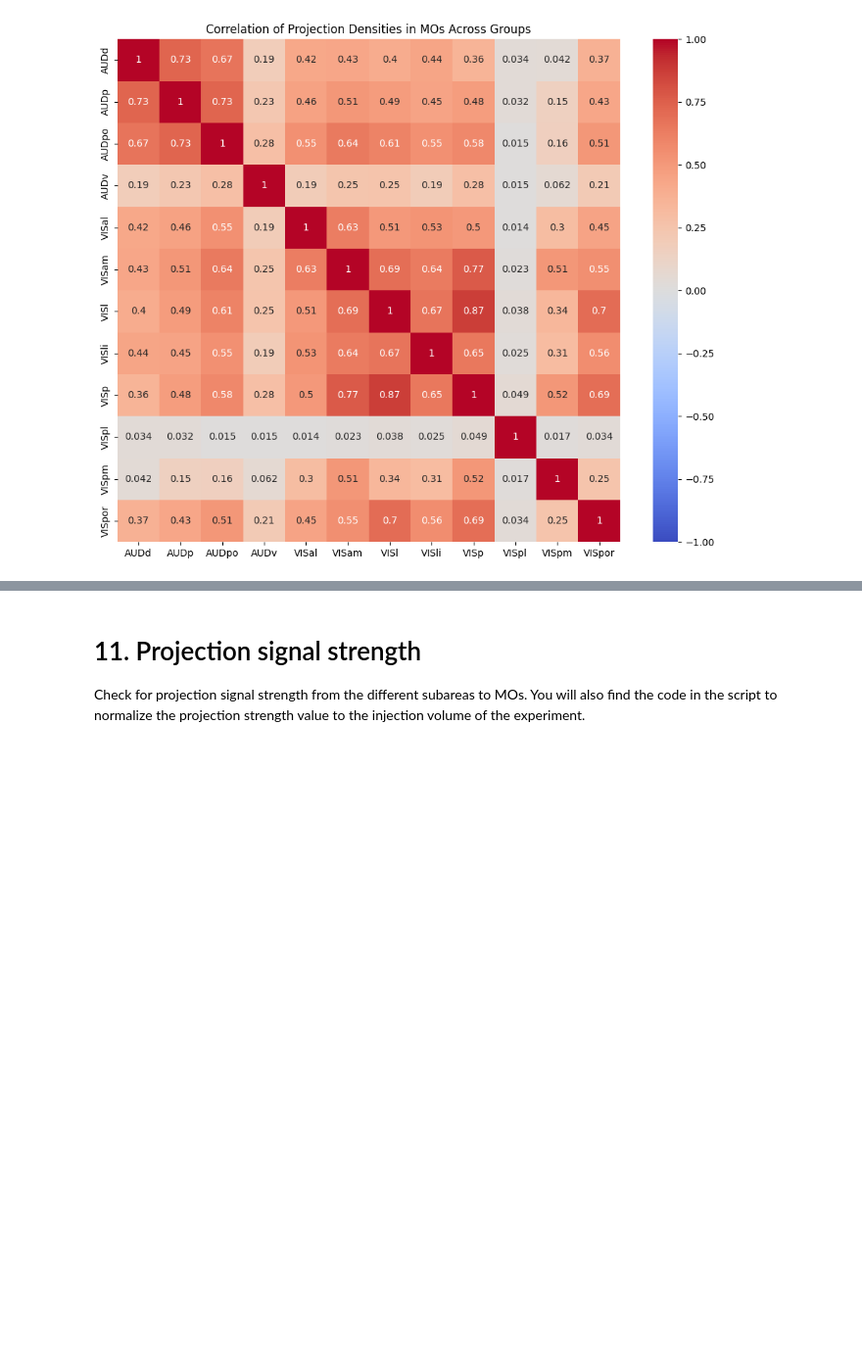
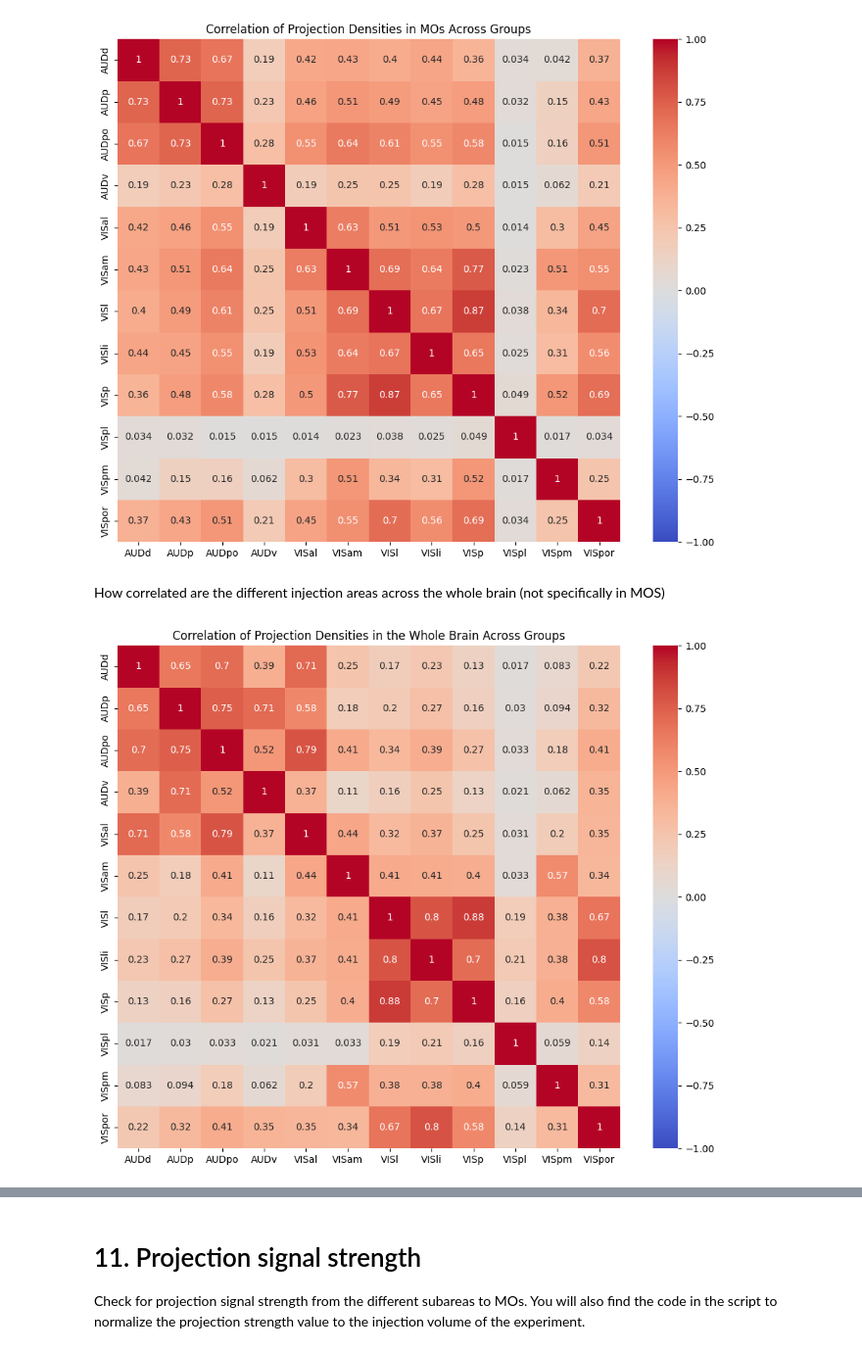
Before and after one commit to NicoleMancin/AllenSDK_scripts, a Jupyter notebook: PythonCourse_FinalProject_NM.ipynb, the cells around one changed output, grey strips where cells are left out. Shown at 98% size. Cells and saved outputs as stored; diff of their text form; code cells hidden in the pictures; blank space fills up the shorter version.

```diff
--- a/PythonCourse_FinalProject_NM.ipynb
+++ b/PythonCourse_FinalProject_NM.ipynb
@@ -897,3 +888,21 @@ plt.tight_layout()
 plt.show()
 # %% [output]
 [figure]
+# %% [markdown]
+How correlated are the different injection areas across the whole brain (not specifically in MOS)
+# %%
+# Flatten each average map into 1D, build DataFrame
+df = pd.DataFrame({k: pd.Series(v.ravel()) for k, v in group_avg_maps.items()})
+df = df.dropna()  # remove NaNs
+
+# Compute correlation matrix
+corr_matrix = df.corr(method='pearson')
+
+# Plot
+plt.figure(figsize=(10, 8))
+sns.heatmap(corr_matrix, annot=True, cmap='coolwarm', vmin=-1, vmax=1, square=True)
+plt.title("Correlation of Projection Densities in the Whole Brain Across Groups")
+plt.tight_layout()
+plt.show()
+# %% [output]
+[figure, added]
```
Also changed, not shown: parts of 6 cells of this notebook, 11 other files.
